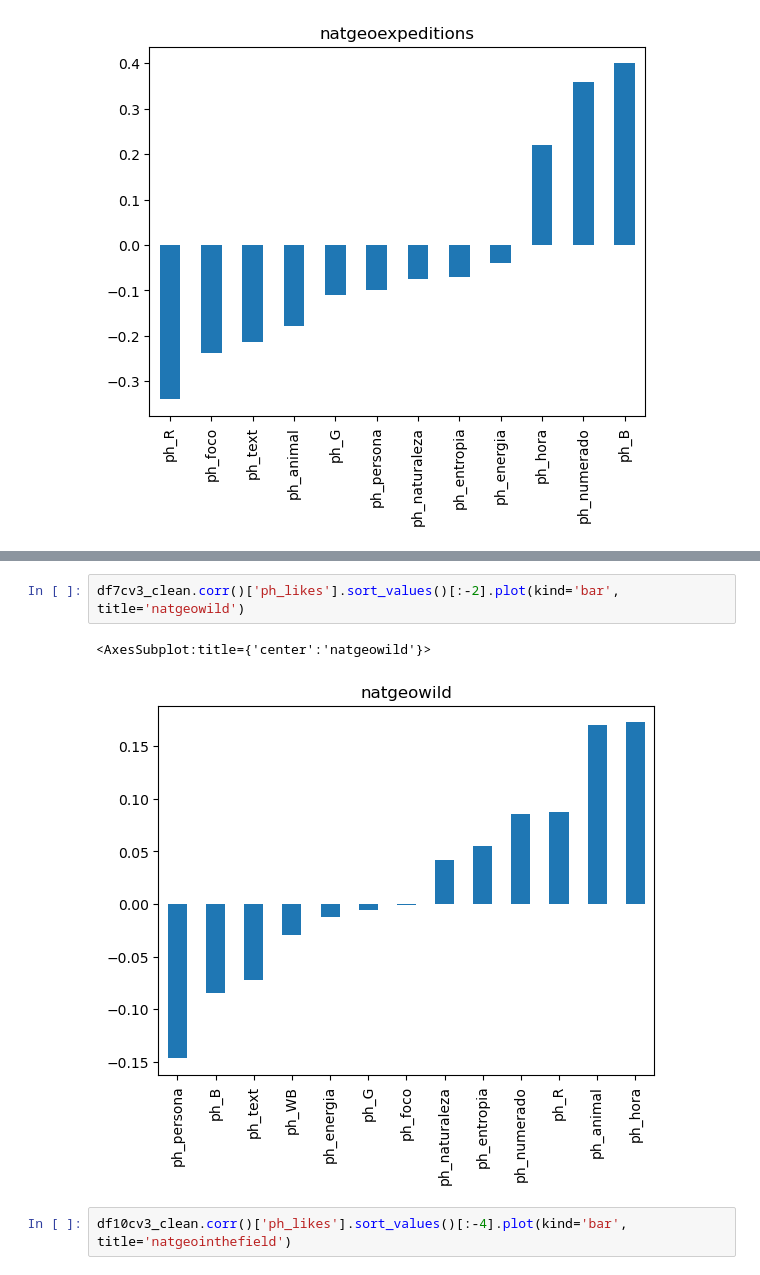
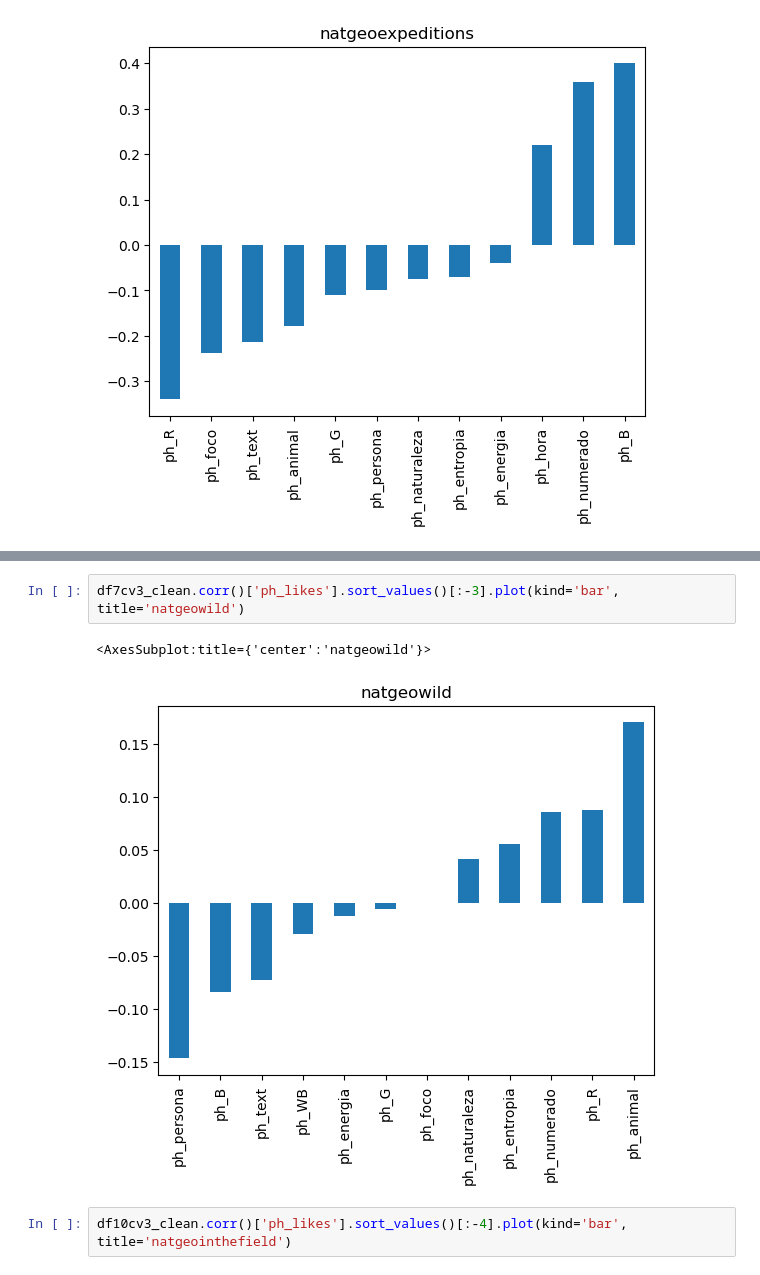
Before and after one commit to segomismo/proyecto-final-ironhack, a Jupyter notebook: src/comprobacionescvs.ipynb, the cells around one changed output, grey strips where cells are left out. Cells and saved outputs as stored; diff of their text form.

```diff
--- a/src/comprobacionescvs.ipynb
+++ b/src/comprobacionescvs.ipynb
@@ -143,8 +143,8 @@ df6cv3_clean.corr()['ph_likes'].sort_values()[:-3].plot(kind='bar', title='natge
 # %%
-df7cv3_clean.corr()['ph_likes'].sort_values()[:-2].plot(kind='bar', title='natgeowild')
+df7cv3_clean.corr()['ph_likes'].sort_values()[:-3].plot(kind='bar', title='natgeowild')
 # %% [output]
 <AxesSubplot:title={'center':'natgeowild'}>
-[figure, old version]
+[figure, new version]
 # %%
 df10cv3_clean.corr()['ph_likes'].sort_values()[:-4].plot(kind='bar', title='natgeointhefield')
 # %% [output]
```
Also changed, not shown: parts of 1 cell of this notebook, 1 other file.
